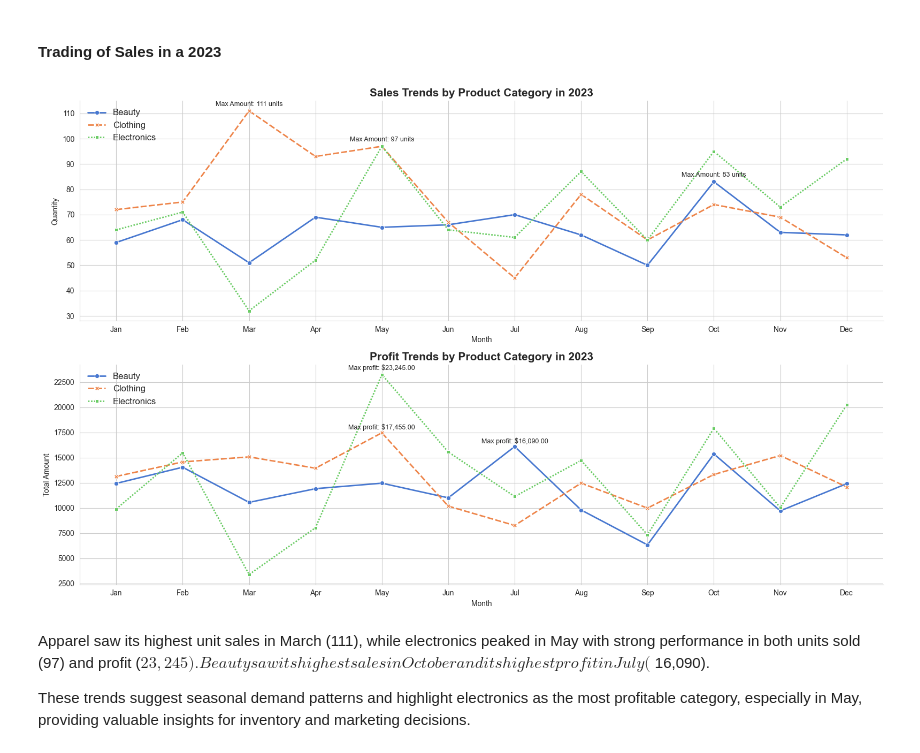
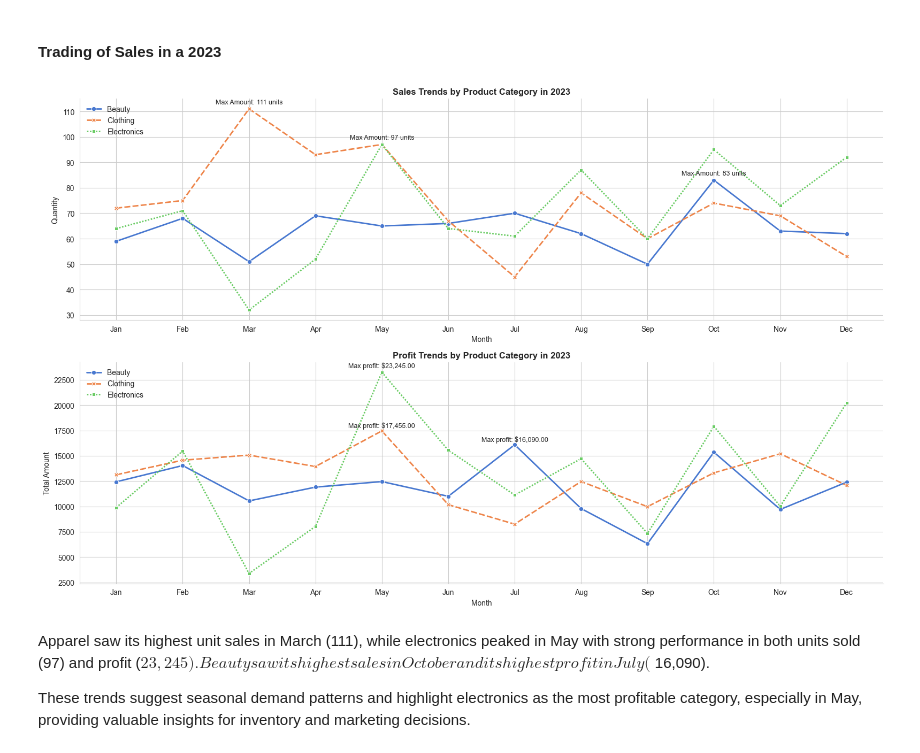
Before and after one commit to SHIro12211/Online-Store, a Jupyter notebook: notebooks/EDA.ipynb, the cells around one changed output. Cells and saved outputs as stored; diff of their text form; code cells hidden in the pictures.

```diff
--- a/notebooks/EDA.ipynb
+++ b/notebooks/EDA.ipynb
@@ -198,3 +199,15 @@ df_2023=df[df.index.year==2023].copy()
+# %%
+def get_colors(n):
+    return sns.color_palette("muted",n_colors=n)
+
+def setting_styles(ax, title, labels_leyend=None):
+    ax.set_title(title, fontsize=12,fontweight='bold')
+    ax.spines['top'].set_visible(False)
+    ax.spines['right'].set_visible(False)
+    if labels_leyend:
+        ax.legend(loc='upper left', fontsize=10, frameon=False, labels=labels_leyend)
+    else:
+        ax.legend(loc='upper left', fontsize=10, frameon=False)
 # %% [markdown]
 Display a barplot with the total the product sales in the Online Store
 # %% [markdown]
@@ -253,16 +257,33 @@ This indicates that while Apparel drives volume, Electronics can generate higher
 # %% [markdown]
 #### Trading of Sales in a 2023
 # %%
+def greatest_values(df_2023_copy, ax ,colum):
+    for product in df_2023_copy['Product Category'].unique():
+        #a dataframe with a single product category
+        sub = df_2023_copy[df_2023_copy['Product Category'] == product]
+        #dataframe with max value en column "Quantity" or "Total Amount"
+        df_max=sub[sub[colum]==max(sub[colum])]
+
+        x=df_max['Month'].values[0]
+        y=df_max[colum].values[0]
+
+        if colum=='Total Amount':
+            label=f"Max profit: ${y:,.2f}"
+            offset=y*.02#offset de 2%
+        else:
+            label=f"Max Amount: {y} units"
+            offset=2
+        ax.text(x, y +offset ,label, ha='center', fontsize=9)
+
 #Collecting the months
 df_2023_copy=df_2023.copy()
 df_2023_copy['Month']=df_2023_copy.index.month
 df_2023_copy.reset_index(inplace=True)
 df_2023_copy.drop(columns='Date', inplace=True)
+
 #Grouping sales by month and product type
 df_2023_copy=df_2023_copy[['Month','Product Category', 'Quantity', 'Total Amount']].groupby(['Month', 'Product Category']).sum().reset_index()
 df_2023_copy['Month']=pd.to_datetime(df_2023_copy['Month'], format='%m').dt.strftime('%b')
-#colors
-colors=sns.color_palette('muted', n_colors=len(df_2023_copy['Product Category'].unique()))
 fig, ax = plt.subplots(2,1,figsize=(16,10))
 list_data=[
     {
@@ -276,6 +297,16 @@ list_data=[
 ]
 for index, values in enumerate(list_data):
     #Line plot
-    sns.lineplot(data=df_2023_copy, x='Month', y=values['y'], hue='Product Category', style='Product Category', markers=True, palette=colors, linewidth=2, ax=ax[index], errorbar=None)
-    #set title
-    ax[index].set_title(values['title'], fontsize=15, fontweight='bold')
+    sns.lineplot(
+        data=df_2023_copy,
+        x='Month',
+        y=values['y'],
+        hue='Product Category',
+        style='Product Category',
+        markers=True,
+        palette=colors,
+        linewidth=2,
+        ax=ax[index],
+        errorbar=None
+        )
+
@@ -283,27 +314,13 @@ for index, values in enumerate(list_data):
-    for product in df_2023_copy['Product Category'].unique():
-        #a dataframe with a single product category
-        sub = df_2023_copy[df_2023_copy['Product Category'] == product]
-        #dataframe with max value en column "Quantity" or "Total Amount"
-        df_max=sub[sub[values['y']]==max(sub[values['y']])]
+    greatest_values(df_2023_copy, ax[index], values['y'])
 
-        x=df_max['Month'].values[0]
-        y=df_max[values['y']].values[0]
+    #setting styles
+    setting_styles(ax[index],values['title'])
 
-        if values['y']=='Total Amount':
-            label=f"Max profit: ${y:,.2f}"
-            offset=y*.02#offset de 2%
-        else:
-            label=f"Max Amount: {y} units"
-            offset=2
-        ax[index].text(x, y+offset ,label, ha='center', fontsize=9)
-    ax[index].spines['top'].set_visible(False)
-    ax[index].spines['right'].set_visible(False)
-    ax[index].legend(loc='upper left',fontsize=12, title_fontsize=11, frameon=False)
 
 plt.tight_layout()
 plt.show()
 # %% [output]
-[figure, old version]
+[figure, new version]
 # %% [markdown]
 Apparel saw its highest unit sales in March (111), while electronics peaked in May with strong performance in both units sold (97) and profit ($23,245).
 Beauty saw its highest sales in October and its highest profit in July ($16,090).
```
Also changed, not shown: parts of 10 cells of this notebook.
